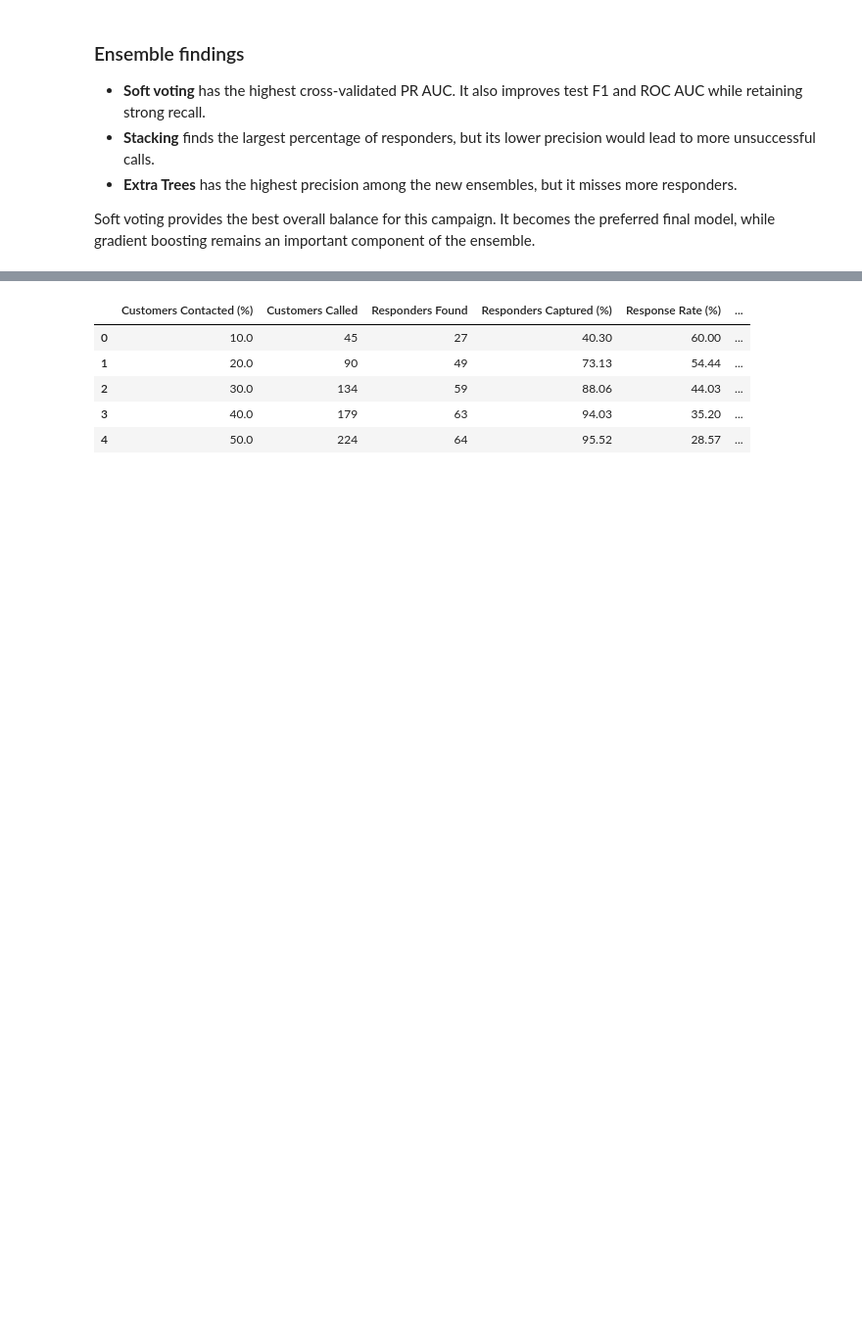
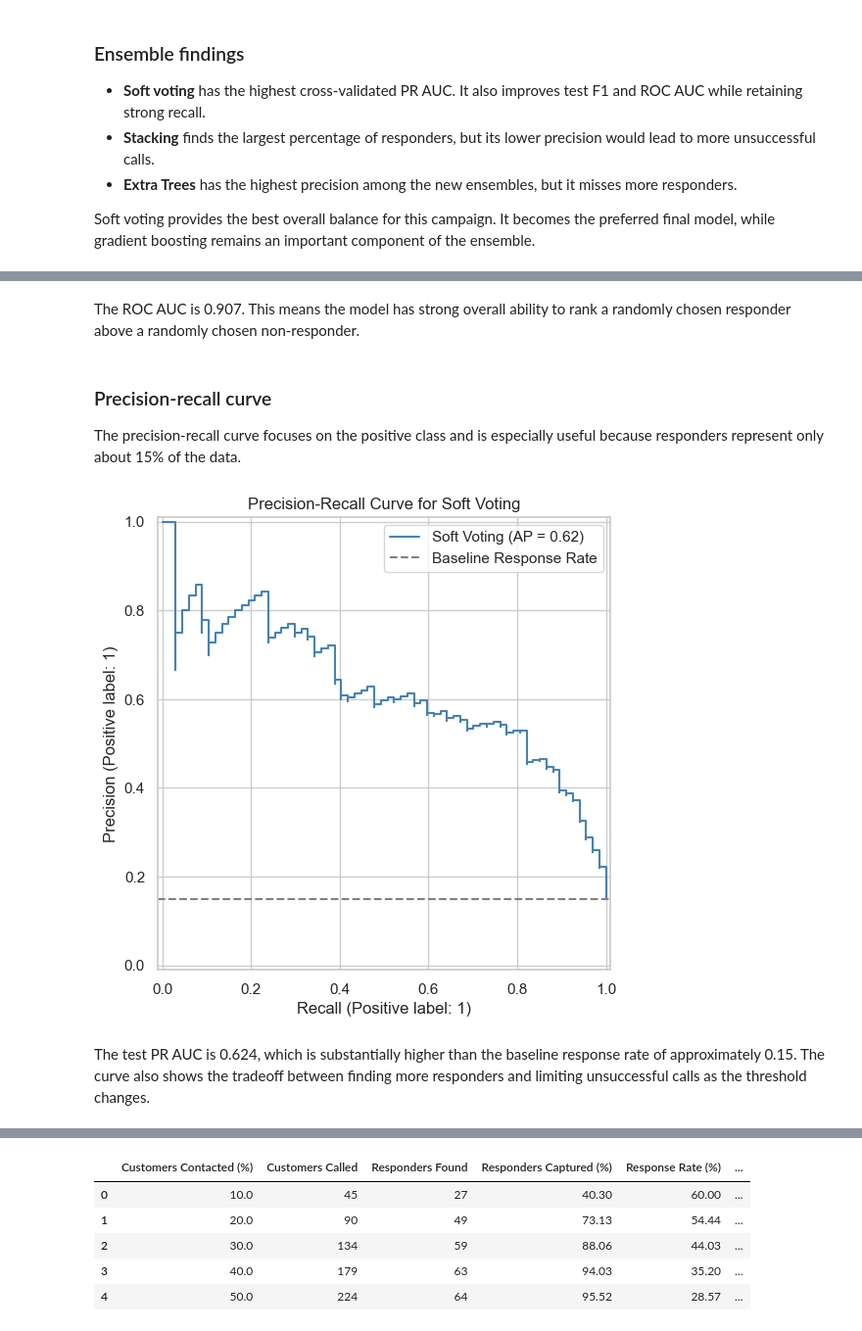
Before and after one commit to onazor/machine-learning-projects, a Jupyter notebook: campaign-analysis/main.ipynb, the cells around one changed output, grey strips where cells are left out. Shown at 98% size. Saved outputs shown, nothing was run; the diff lists cells and outputs as text; code cells hidden in the pictures; blank space fills up the shorter version.

```diff
--- a/campaign-analysis/main.ipynb
+++ b/campaign-analysis/main.ipynb
@@ -773 +827,26 @@ Soft voting provides the best overall balance for this campaign. It becomes the
+# %% [markdown]
+The ROC AUC is 0.907. This means the model has strong overall ability to rank a randomly chosen responder above a randomly chosen non-responder.
+# %% [markdown]
+### Precision-recall curve
+
+The precision-recall curve focuses on the positive class and is especially useful because responders represent only about 15% of the data.
+# %%
+fig, ax = plt.subplots(figsize=(10, 6))
+
+PrecisionRecallDisplay.from_predictions(
+    y_test,
+    voting_probabilities,
+    name="Soft Voting",
+    color=PLOT_COLOR,
+    ax=ax,
+)
+
+plt.axhline(y=y_test.mean(), linestyle="--", color="gray", label="Baseline Response Rate")
+plt.title("Precision-Recall Curve for Soft Voting")
+plt.legend()
+plt.show()
+# %% [output]
+[figure, added]
+# %% [markdown]
+The test PR AUC is 0.624, which is substantially higher than the baseline response rate of approximately 0.15. The curve also shows the tradeoff between finding more responders and limiting unsuccessful calls as the threshold changes.
 # %% [markdown]
```
Also changed, not shown: parts of 9 cells of this notebook.
